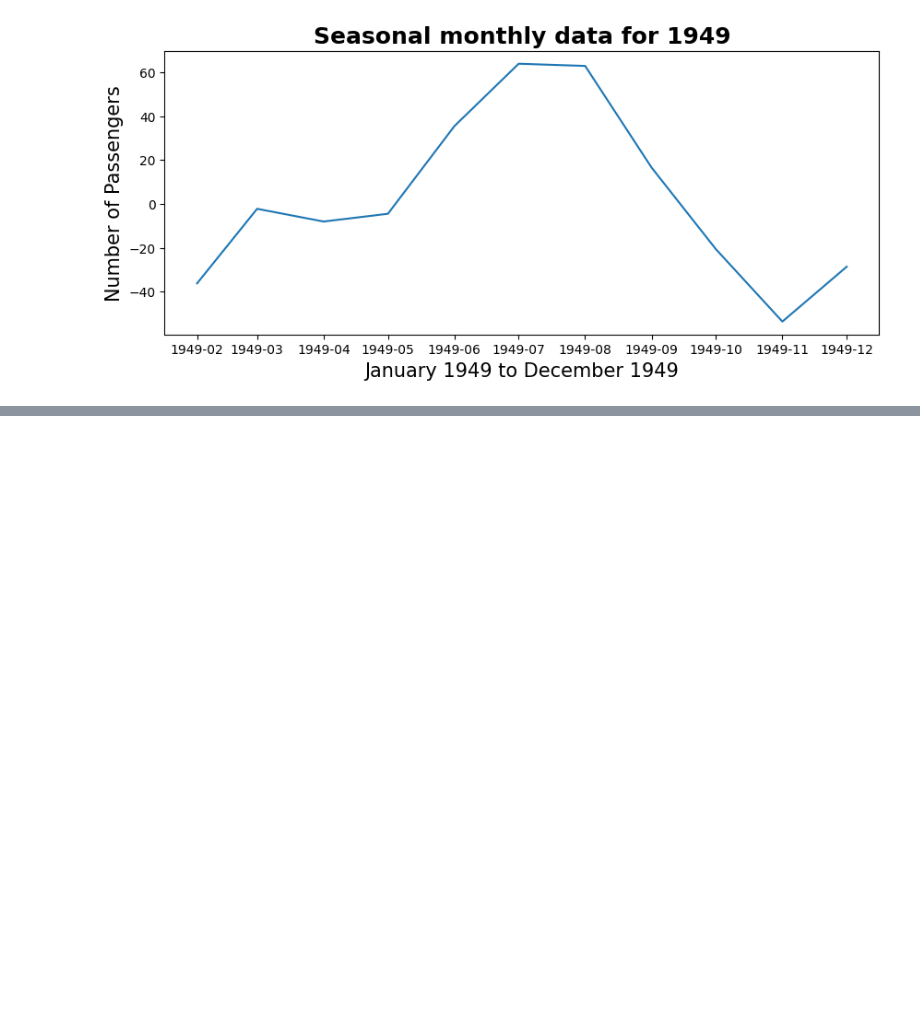
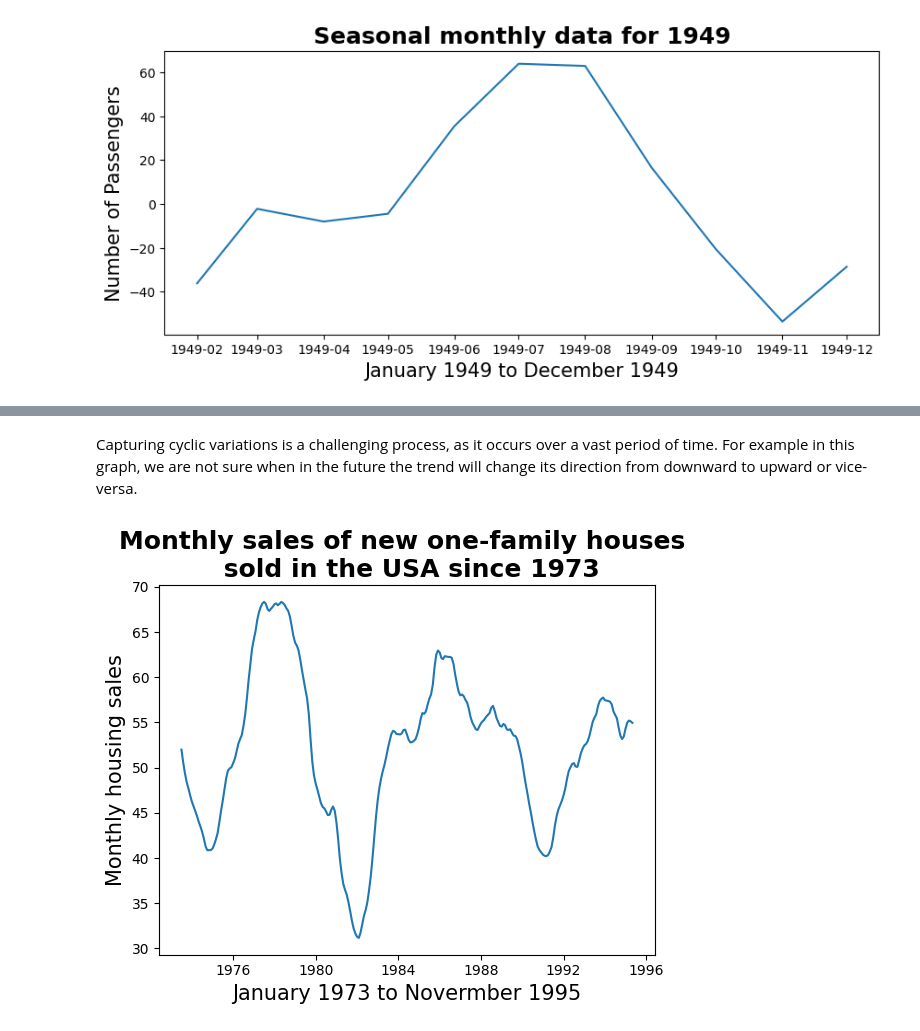
Before and after one commit to AdixSasuke/TimeSeriesAnalysis, a Jupyter notebook: Learning.ipynb, the cells around one changed output, grey strips where cells are left out. Drawn from its saved outputs; the diff is of its cells as text; code cells hidden in the pictures; blank space fills up the shorter version.

```diff
--- a/Learning.ipynb
+++ b/Learning.ipynb
@@ -141,0 +166,13 @@ plt.show()
+# %% [markdown]
+Capturing cyclic variations is a challenging process, as it occurs over a vast period of time. For example in this graph, we are not sure when in the future the trend will change its direction from downward to upward or vice-versa.
+# %%
+# Importing libraries
+import matplotlib.pyplot as plt
+# Visualizing monthly sales of new one-family houses
+plt.plot(seasonal_decompose(hsales).trend)
+plt.xlabel('January 1973 to Novermber 1995', fontsize=15)
+plt.ylabel('Monthly housing sales', fontsize=15)
+plt.title('Monthly sales of new one-family houses \n sold in the USA since 1973', weight='bold', fontsize=18)
+plt.show()
+# %% [output]
+[figure, added]
```
Also changed, not shown: parts of 5 cells of this notebook.
